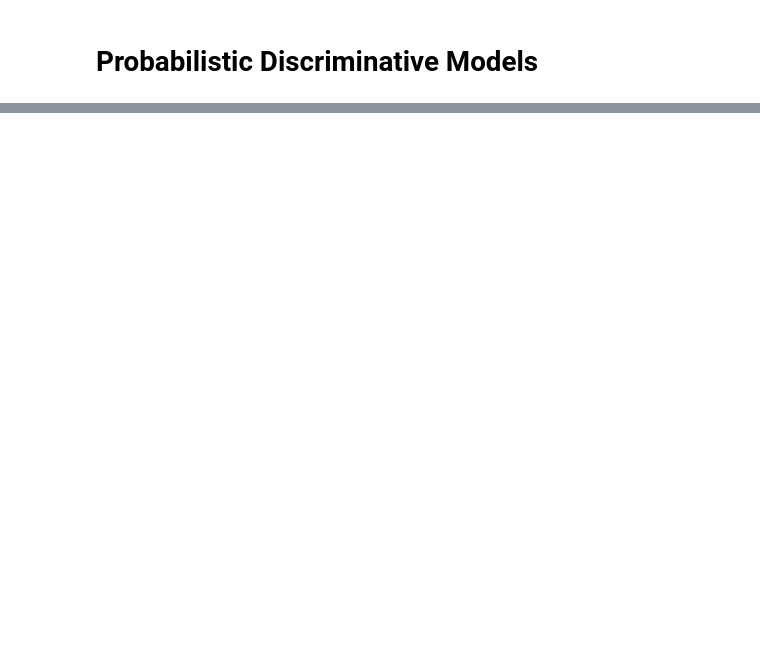
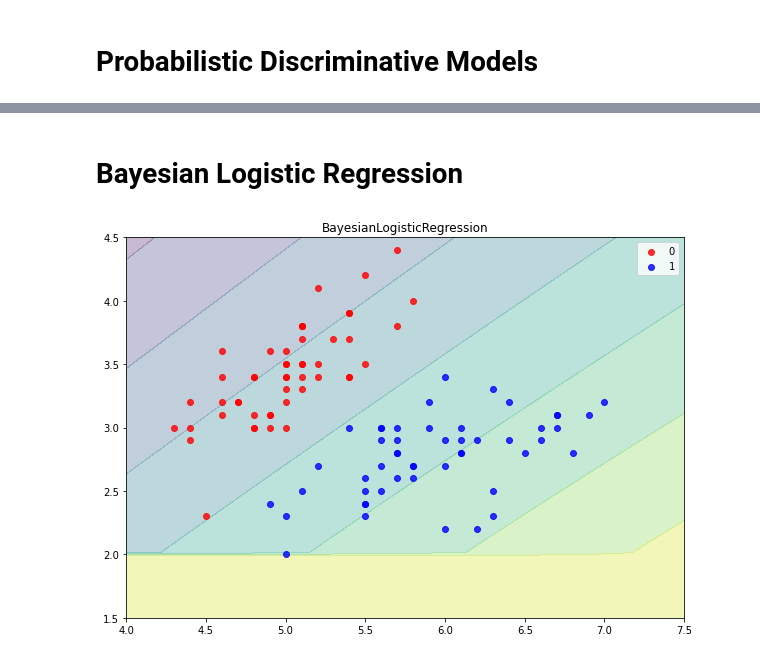
Before and after one commit to negRhlk/PRML, a Jupyter notebook: chapter4_linear_classifier.ipynb, the cells around one changed output, grey strips where cells are left out. Saved outputs shown, nothing was run; the diff lists cells and outputs as text; code cells hidden in the pictures; blank space fills up the shorter version.

```diff
--- a/chapter4_linear_classifier.ipynb
+++ b/chapter4_linear_classifier.ipynb
@@ -589,0 +590,5 @@ plot_classifier(X,y,mclr,title="MultiClassLogistic Regression (Iris)")
+# %% [markdown]
+# Bayesian Logistic Regression
+# %%
+def kappa(sigma):
+    return (1 + np.pi*sigma/8)**(-0.5)
@@ -589,0 +652,42 @@ plot_classifier(X,y,mclr,title="MultiClassLogistic Regression (Iris)")
+# %%
+X, y = load_iris(return_X_y=True)
+X = X[y != 2,:2]
+y = y[y != 2]
+t = np.zeros((y.shape[0],2))
+t[y == 0,0] = 1
+t[y == 1,1] = 1
+# %%
+blr = BayesianLogisticRegression(max_iter=1000,alpha=1e-10,mu = mu,s = s)
+blr.fit(X,t)
+# %%
+# plot probability
+
+x = np.linspace(4,7.5,100)
+y = np.linspace(1.5,4.5,100)
+xs,ys = np.meshgrid(x,y)
+probs = blr.predict(np.array([xs.ravel(),ys.ravel()]).T,return_prob=True)[:,1].ravel()
+probs = probs.reshape(xs.shape)
+
+figure,axes = plt.subplots(1,1,figsize=(10,7))
+axes.contourf(xs,ys,probs,alpha=0.3)
+axes.set_xlim(4,7.5)
+axes.set_ylim(1.5,4.5)
+
+axes.scatter(x = X[t[:,0] == 1,0],
+             y = X[t[:,0] == 1,1],
+             alpha = 0.8,
+             c = "red",
+             label = "0")
+axes.scatter(x = X[t[:,1] == 1,0],
+             y = X[t[:,1] == 1,1],
+             alpha = 0.8,
+             c = "blue",
+             label = "1")
+
+axes.set_title("BayesianLogisticRegression")
+plt.legend()
+plt.show()
+
+# もうちょっと綺麗にする & 非線形な決定境界にしたい
+# %% [output]
+[figure, added]
```
Also changed, not shown: parts of 14 cells of this notebook.
